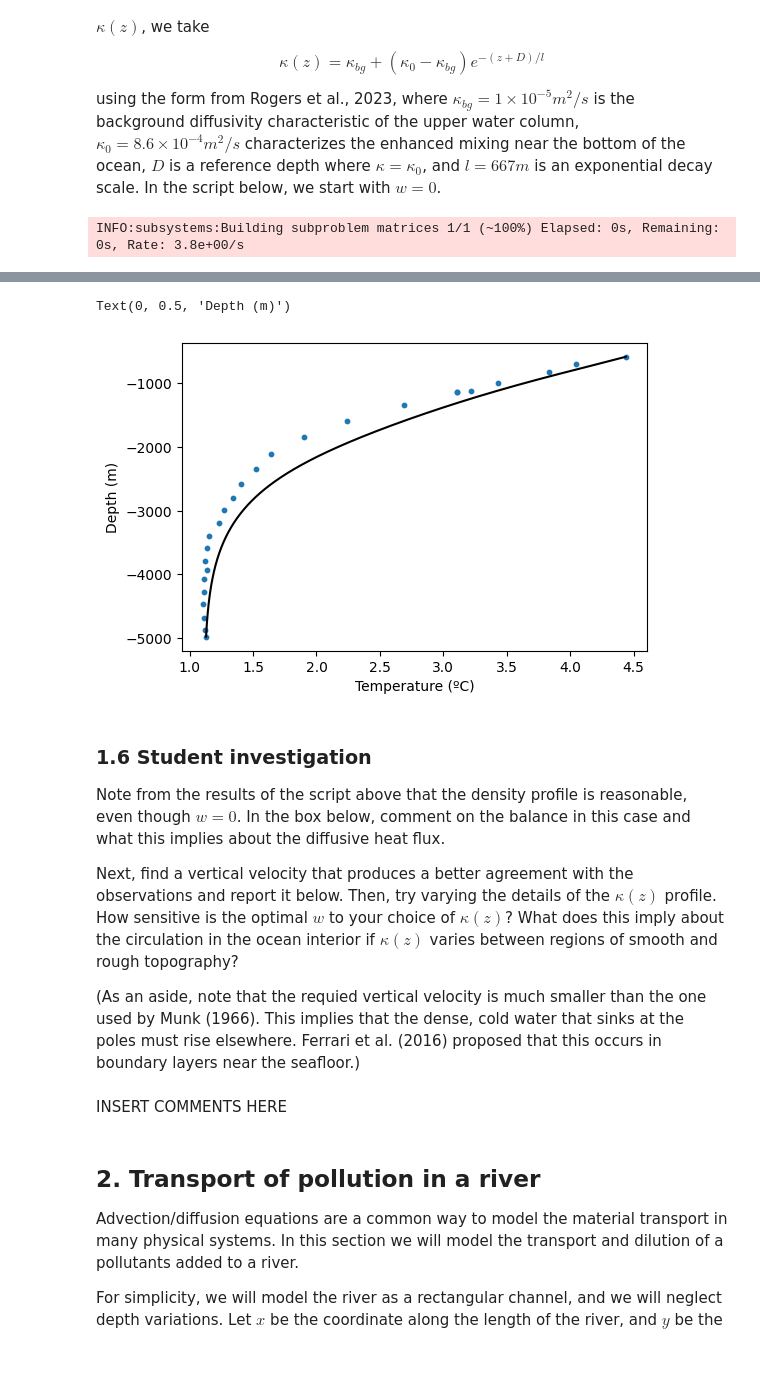
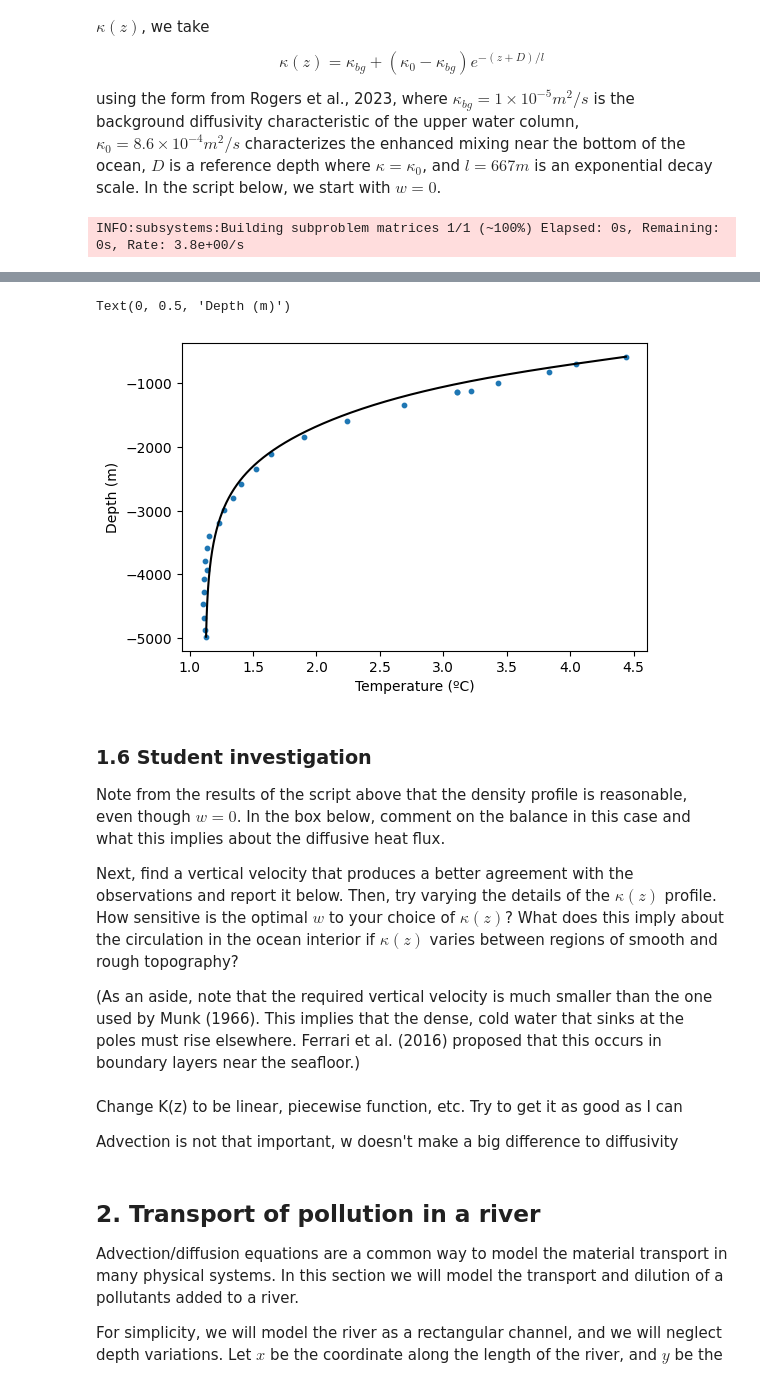
Before and after one commit to benwulmer/QCES, a Jupyter notebook: Project2_transport.ipynb, the cells around one changed output, grey strips where cells are left out. Cells and saved outputs as stored; diff of their text form; code cells hidden in the pictures.

```diff
--- a/Project2_transport.ipynb
+++ b/Project2_transport.ipynb
@@ -220,7 +206,7 @@ T_bottom = CTD_T[0]
 Nz = 1000
 
 # Set the vertical velocity
-w = 0 # m/s
+w = 1e-8 # m/s
 
 # Bases
 zcoord = d3.Coordinate('z')
@@ -269,5 +255,5 @@ INFO:subsystems:Building subproblem matrices 1/1 (~100%) Elapsed: 0s, Remaining:
 Text(0, 0.5, 'Depth (m)')
-[figure, old version]
+[figure, new version]
 # %% [markdown]
 ### 1.6 Student investigation
 <a id='section1pt6'></a>
@@ -275,6 +261,4 @@ Note from the results of the script above that the density profile is reasonable
 
 Next, find a vertical velocity that produces a better agreement with the observations and report it below. Then, try varying the details of the $\kappa(z)$ profile. How sensitive is the optimal $w$ to your choice of $\kappa(z)$? What does this imply about the circulation in the ocean interior if $\kappa(z)$ varies between regions of smooth and rough topography?
 
-(As an aside, note that the requied vertical velocity is much smaller than the one used by Munk (1966). This implies that the dense, cold water that sinks at the poles must rise elsewhere. Ferrari et al. (2016) proposed that this occurs in boundary layers near the seafloor.)
+(As an aside, note that the required vertical velocity is much smaller than the one used by Munk (1966). This implies that the dense, cold water that sinks at the poles must rise elsewhere. Ferrari et al. (2016) proposed that this occurs in boundary layers near the seafloor.)
-# %% [markdown]
-INSERT COMMENTS HERE
@@ -281,3 +329,7 @@ INSERT COMMENTS HERE
+# %% [markdown]
+Change K(z) to be linear, piecewise function, etc. Try to get it as good as I can
+
+Advection is not that important, w doesn't make a big difference to diffusivity
 # %% [markdown]
 ## 2. Transport of pollution in a river
 
```
Also changed, not shown: parts of 10 cells of this notebook.
